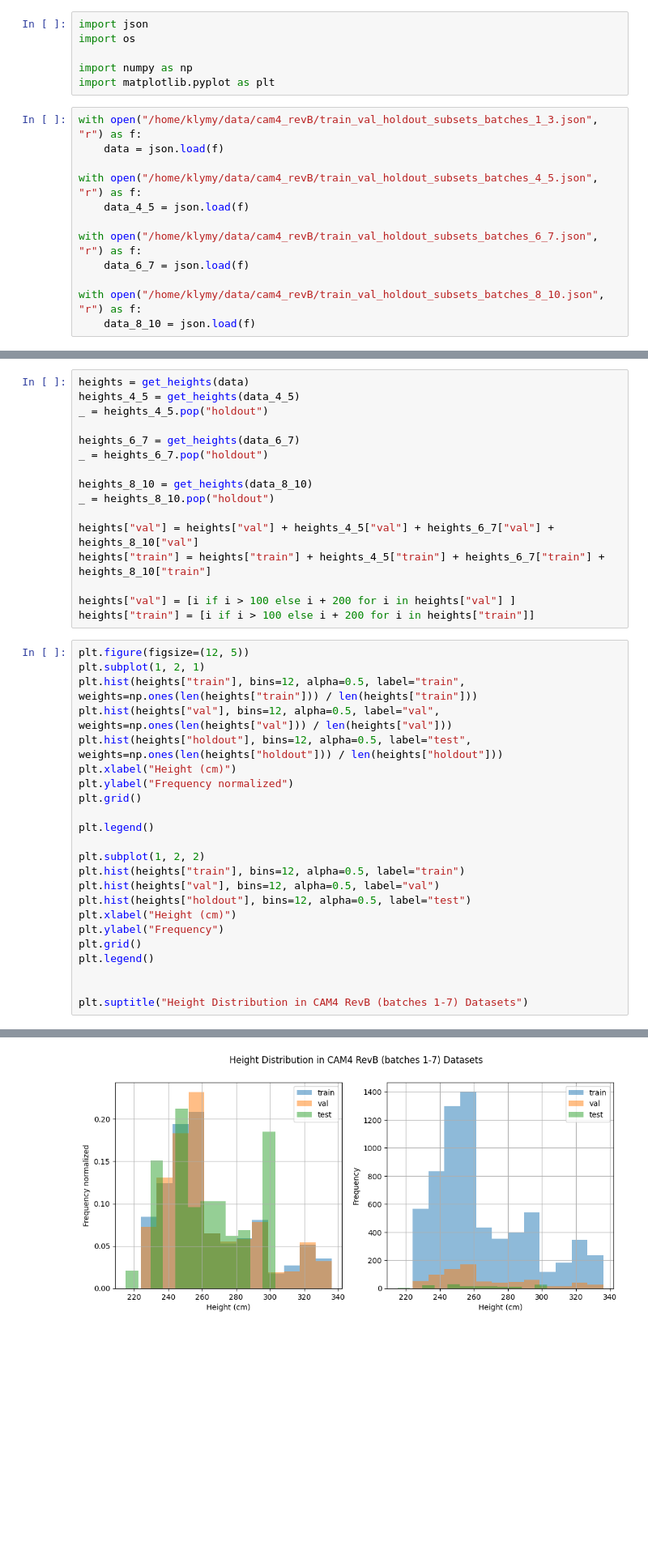
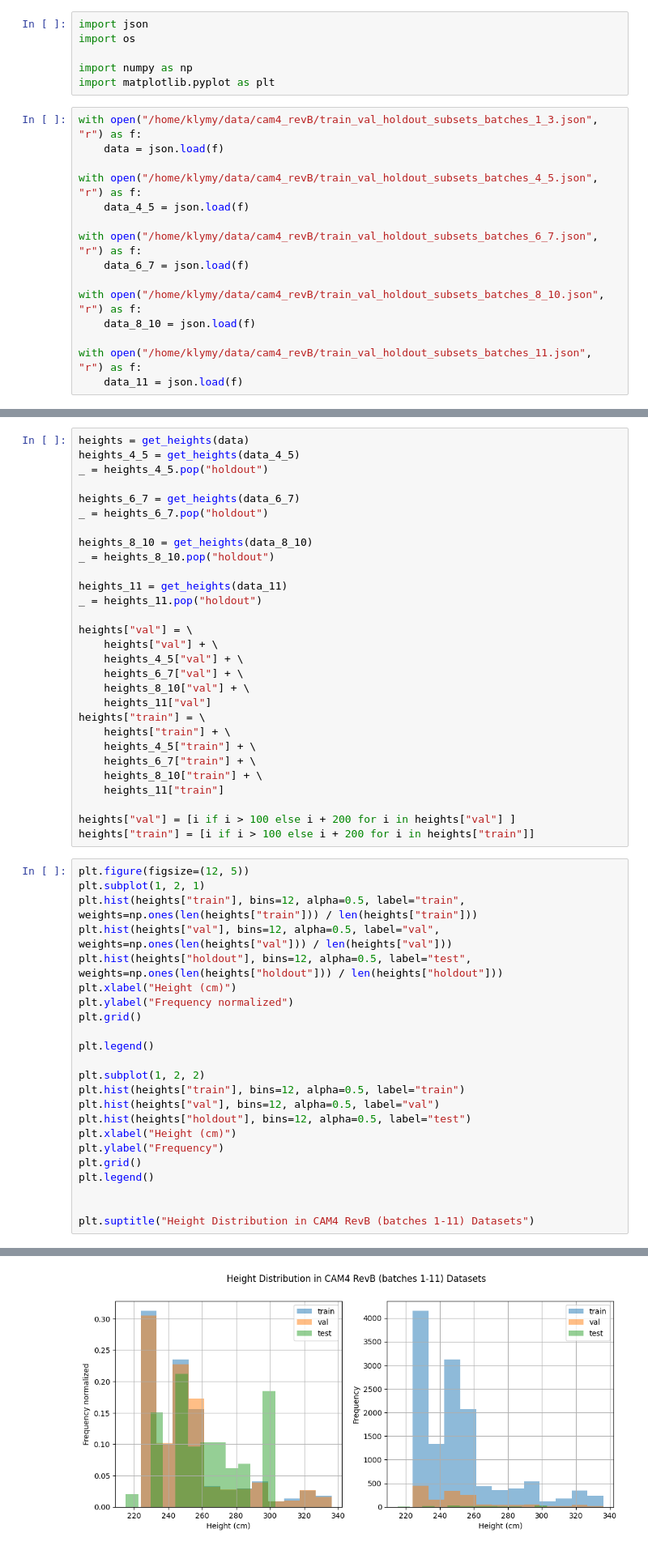
Before and after one commit to klymya/pg-research, a Jupyter notebook: people_detection_pg2/cam4_revB/dataset_review.ipynb, the cells around one changed output, grey strips where cells are left out. Shown at 81% size. Drawn from its saved outputs; the diff is of its cells as text; blank space fills up the shorter version.

Commit message:
added batch11 experiments

```diff
--- a/people_detection_pg2/cam4_revB/dataset_review.ipynb
+++ b/people_detection_pg2/cam4_revB/dataset_review.ipynb
@@ -16,6 +16,9 @@ with open("/home/klymy/data/cam4_revB/train_val_holdout_subsets_batches_6_7.json
 
 with open("/home/klymy/data/cam4_revB/train_val_holdout_subsets_batches_8_10.json", "r") as f:
     data_8_10 = json.load(f)
+
+with open("/home/klymy/data/cam4_revB/train_val_holdout_subsets_batches_11.json", "r") as f:
+    data_11 = json.load(f)
 # %%
 def get_heights(data):
     heights = {}
@@ -43,8 +46,21 @@ _ = heights_6_7.pop("holdout")
 heights_8_10 = get_heights(data_8_10)
 _ = heights_8_10.pop("holdout")
 
-heights["val"] = heights["val"] + heights_4_5["val"] + heights_6_7["val"] + heights_8_10["val"]
-heights["train"] = heights["train"] + heights_4_5["train"] + heights_6_7["train"] + heights_8_10["train"]
+heights_11 = get_heights(data_11)
+_ = heights_11.pop("holdout")
+
+heights["val"] = \
+    heights["val"] + \
+    heights_4_5["val"] + \
+    heights_6_7["val"] + \
+    heights_8_10["val"] + \
+    heights_11["val"]
+heights["train"] = \
+    heights["train"] + \
+    heights_4_5["train"] + \
+    heights_6_7["train"] + \
+    heights_8_10["train"] + \
+    heights_11["train"]
 
 heights["val"] = [i if i > 100 else i + 200 for i in heights["val"] ]
 heights["train"] = [i if i > 100 else i + 200 for i in heights["train"]]
@@ -70,5 +86,5 @@ plt.grid()
 plt.legend()
 
 
-plt.suptitle("Height Distribution in CAM4 RevB (batches 1-7) Datasets")
+plt.suptitle("Height Distribution in CAM4 RevB (batches 1-11) Datasets")
 # %% [output]
@@ -76,4 +92,4 @@ Text(0.5, 0.98, 'Height Distribution in CAM4 RevB (batches 1-7) Datasets')
-[figure, old version]
+[figure, new version]
 # %%
 len(heights["train"]), len(heights["val"]), len(heights["holdout"])
 # %% [output]
```
Also changed, not shown: parts of 3 cells of this notebook, 48 other files.
